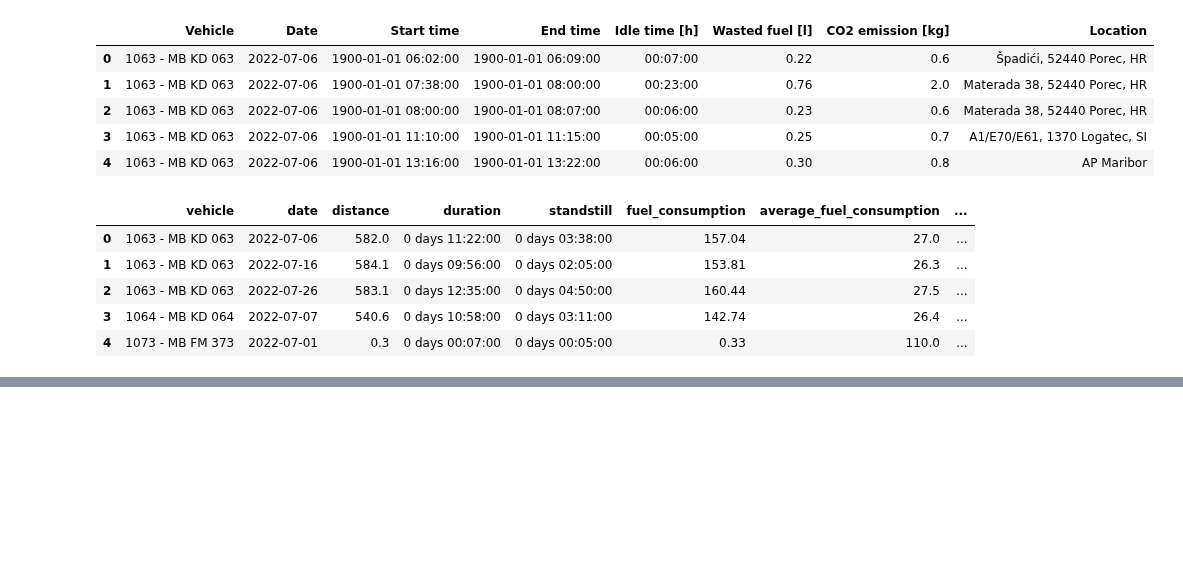
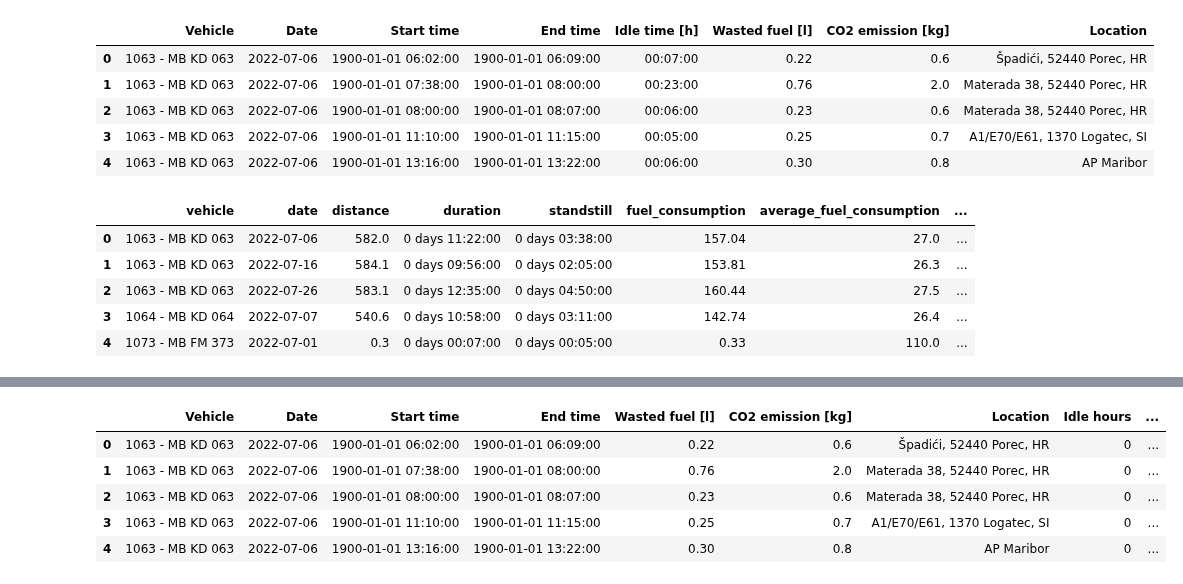
Before and after one commit to shineali1/Jupyter-Notebook-Files-Arriva, a Jupyter notebook: Bus Fuel Consumption Anomaly Detection Project.ipynb, the cells around one changed output, grey strips where cells are left out. Cells and saved outputs as stored; diff of their text form; code cells hidden in the pictures; blank space fills up the shorter version.

```diff
--- a/Bus Fuel Consumption Anomaly Detection Project.ipynb
+++ b/Bus Fuel Consumption Anomaly Detection Project.ipynb
@@ -123,0 +195,9 @@ df_driving_data = df_driving_data.reset_index(drop=True)
+# %%
+df_idle_data.head()
+# %% [output]
+|  | Vehicle | Date | Start time | End time | Wasted fuel [l] | CO2 emission [kg] | Location | Idle hours | ... |
+| 0 | 1063 - MB KD 063 | 2022-07-06 | 1900-01-01 06:02:00 | 1900-01-01 06:09:00 | 0.22 | 0.6 | Špadići, 52440 Porec, HR | 0 | ... |
+| 1 | 1063 - MB KD 063 | 2022-07-06 | 1900-01-01 07:38:00 | 1900-01-01 08:00:00 | 0.76 | 2.0 | Materada 38, 52440 Porec, HR | 0 | ... |
+| 2 | 1063 - MB KD 063 | 2022-07-06 | 1900-01-01 08:00:00 | 1900-01-01 08:07:00 | 0.23 | 0.6 | Materada 38, 52440 Porec, HR | 0 | ... |
+| 3 | 1063 - MB KD 063 | 2022-07-06 | 1900-01-01 11:10:00 | 1900-01-01 11:15:00 | 0.25 | 0.7 | A1/E70/E61, 1370 Logatec, SI | 0 | ... |
+| 4 | 1063 - MB KD 063 | 2022-07-06 | 1900-01-01 13:16:00 | 1900-01-01 13:22:00 | 0.30 | 0.8 | AP Maribor | 0 | ... |
```
Also changed, not shown: parts of 4 cells of this notebook.
